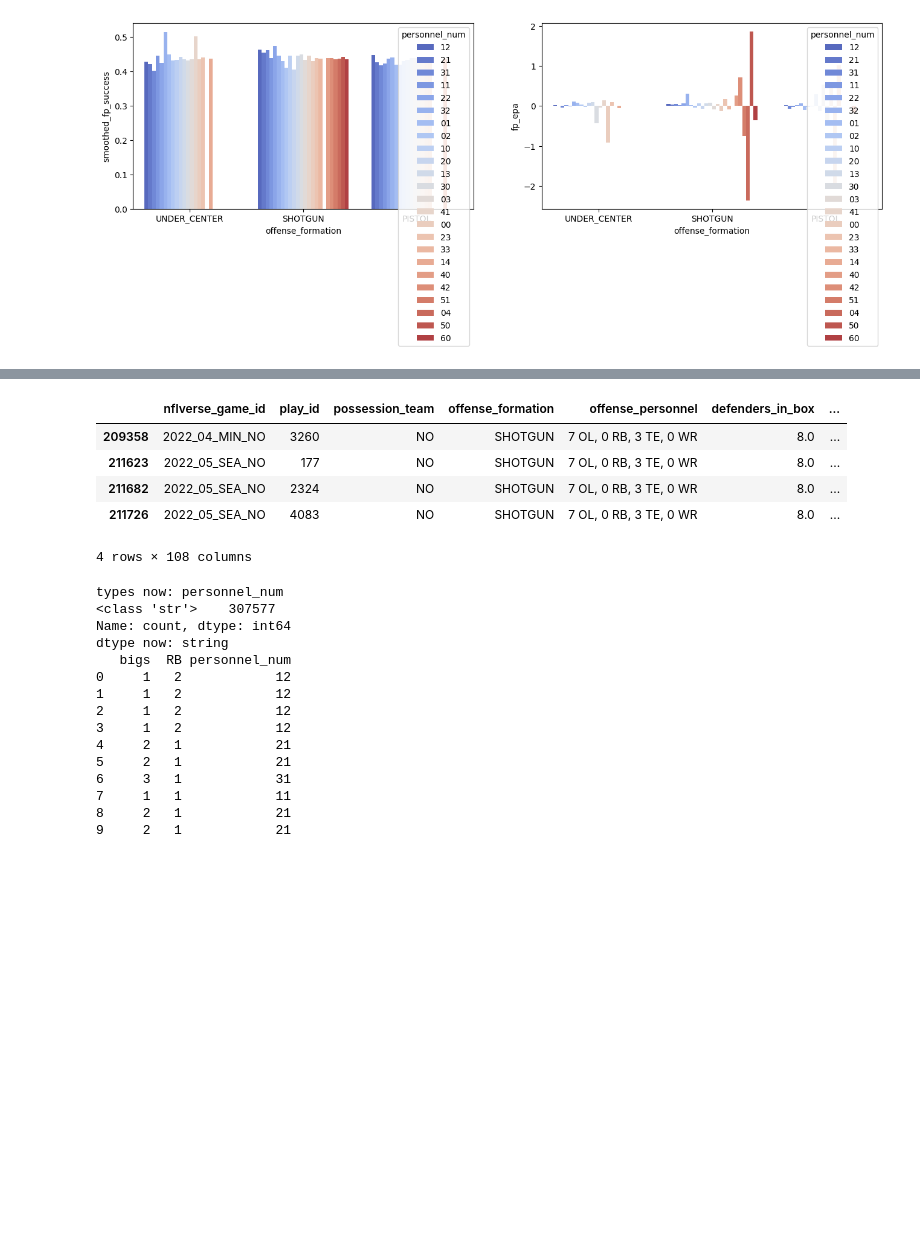
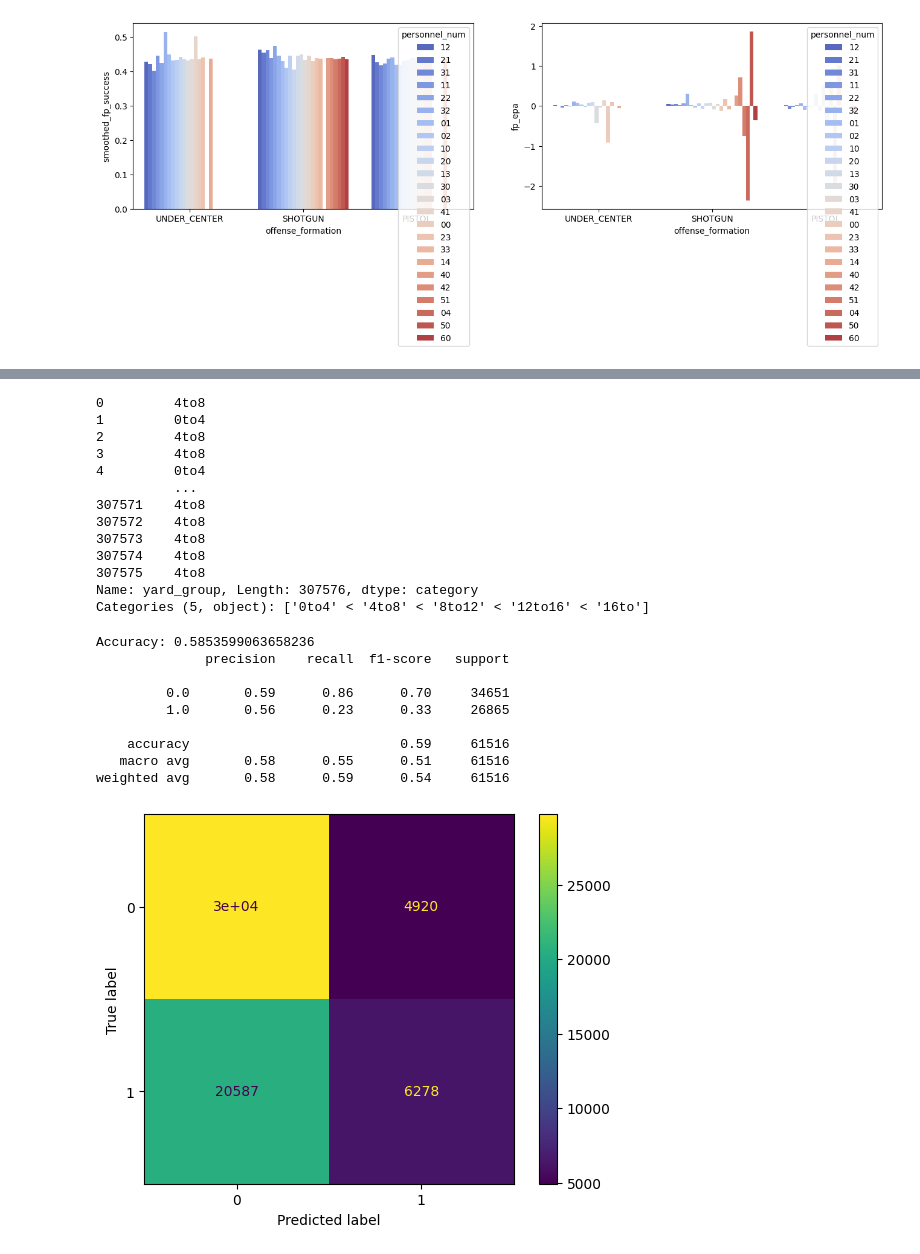
Before and after one commit to colin-seiler/NFL_SuccessWatch, a Jupyter notebook: notebooks/eda4.ipynb, the cells around one changed output, grey strips where cells are left out. Drawn from its saved outputs; the diff is of its cells as text; code cells hidden in the pictures; blank space fills up the shorter version.

Commit message:
base model for log regression divide and conq

```diff
--- a/notebooks/eda4.ipynb
+++ b/notebooks/eda4.ipynb
@@ -159,29 +117,50 @@ Name: count, dtype: Int64
 # %%
-df[df['personnel_num'] == '50']
+df['yard_group']
 # %% [output]
-|  | nflverse_game_id | play_id | possession_team | offense_formation | offense_personnel | defenders_in_box | ... |
-| 209358 | 2022_04_MIN_NO | 3260 | NO | SHOTGUN | 7 OL, 0 RB, 3 TE, 0 WR | 8.0 | ... |
-| 211623 | 2022_05_SEA_NO | 177 | NO | SHOTGUN | 7 OL, 0 RB, 3 TE, 0 WR | 8.0 | ... |
-| 211682 | 2022_05_SEA_NO | 2324 | NO | SHOTGUN | 7 OL, 0 RB, 3 TE, 0 WR | 8.0 | ... |
-| 211726 | 2022_05_SEA_NO | 4083 | NO | SHOTGUN | 7 OL, 0 RB, 3 TE, 0 WR | 8.0 | ... |
-4 rows × 108 columns
+0         4to8
+1         0to4
+2         4to8
+3         4to8
+4         0to4
+          ...
+307571    4to8
+307572    4to8
+307573    4to8
+307574    4to8
+307575    4to8
+Name: yard_group, Length: 307576, dtype: category
+Categories (5, object): ['0to4' < '4to8' < '8to12' < '12to16' < '16to']
-# %%
-print("types now:", df['personnel_num'].apply(type).value_counts())
-print("dtype now:", df['personnel_num'].dtype)
-print(df[['bigs','RB','personnel_num']].head(10))
-# %% [output]
-types now: personnel_num
-<class 'str'>    307577
-Name: count, dtype: int64
-dtype now: string
-   bigs  RB personnel_num
-0     1   2            12
-1     1   2            12
-2     1   2            12
-3     1   2            12
-4     2   1            21
-5     2   1            21
-6     3   1            31
-7     1   1            11
-8     2   1            21
-9     2   1            21
+# %%
+features = ['down','ydstosuccess','yard_group','yardline_100','offense_formation','personnel_num','extra_lineman_flag','score_differential','fp_success','fp_epa','success']
+cat_features = ['yard_group','offense_formation','personnel_num']
+target = 'success'
+
+model = df[features]
+model = pd.get_dummies(data=model, columns=cat_features)
+model = model.copy()
+# %%
+X_train, X_test, y_train, y_test = train_test_split(model.drop(columns='success'), model['success'], train_size=.8, random_state=42, stratify=model['success'])
+
+scaler = StandardScaler()
+X_train_scaled = scaler.fit_transform(X_train)
+X_test_scaled = scaler.transform(X_test)
+
+log = LogisticRegression(max_iter=1000, solver='lbfgs')
+log.fit(X_train_scaled, y_train)
+
+y_pred = log.predict(X_test_scaled)
+
+ConfusionMatrixDisplay(confusion_matrix(y_test,y_pred)).plot()
+print('Accuracy:', accuracy_score(y_test, y_pred))
+print(classification_report(y_test,y_pred))
+# %% [output]
+Accuracy: 0.5853599063658236
+              precision    recall  f1-score   support
+
+         0.0       0.59      0.86      0.70     34651
+         1.0       0.56      0.23      0.33     26865
+
+    accuracy                           0.59     61516
+   macro avg       0.58      0.55      0.51     61516
+weighted avg       0.58      0.59      0.54     61516
+[figure, added]
```
Also changed, not shown: parts of 3 cells of this notebook.
